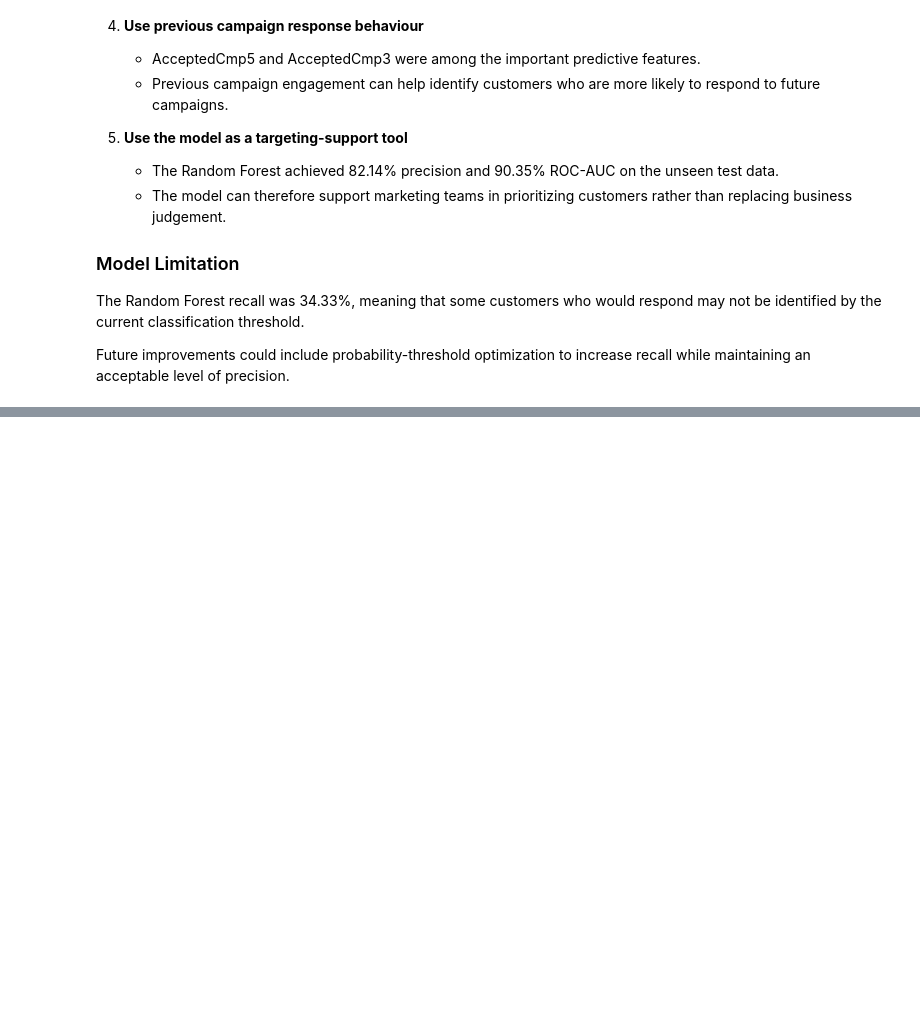
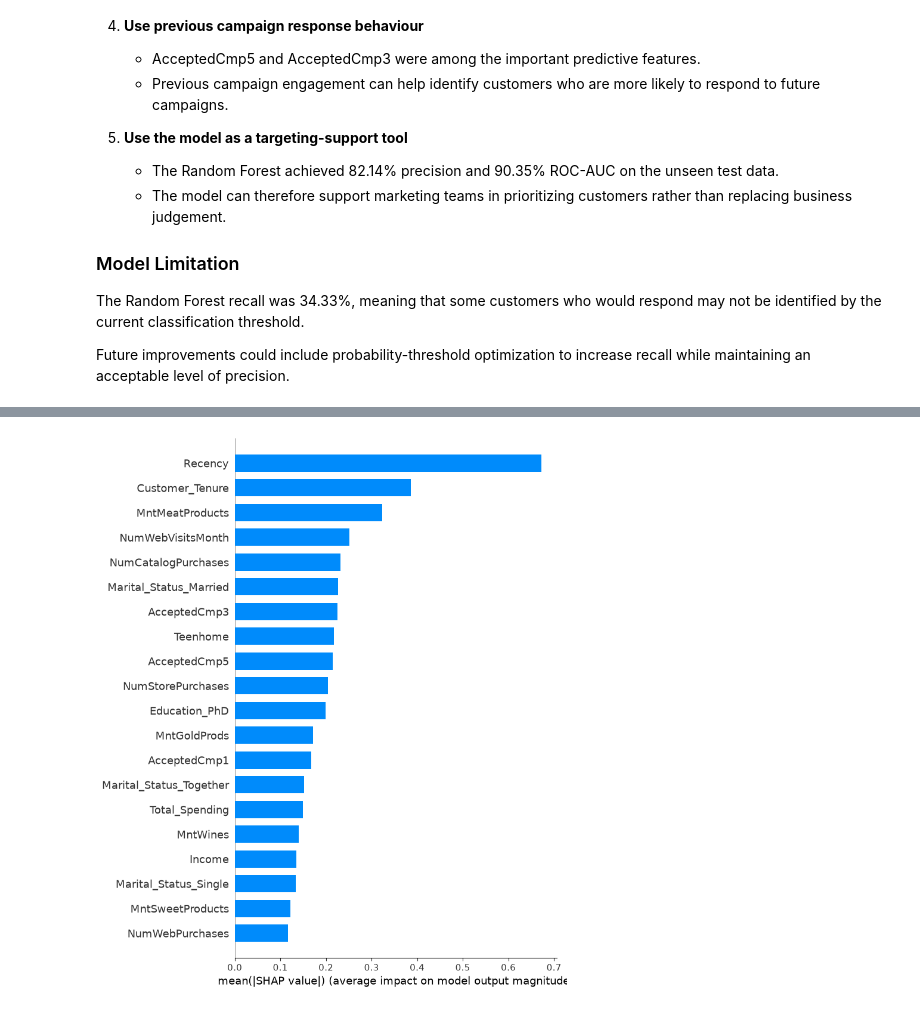
Before and after one commit to GomsVenky/customer-behavior-prediction, a Jupyter notebook: notebooks/01_data_exploration.ipynb, the cells around one changed output, grey strips where cells are left out. Saved outputs shown, nothing was run; the diff lists cells and outputs as text; code cells hidden in the pictures; blank space fills up the shorter version.

```diff
--- a/notebooks/01_data_exploration.ipynb
+++ b/notebooks/01_data_exploration.ipynb
@@ -2360,0 +3699,8 @@ Future improvements could include probability-threshold optimization to increase
+# %%
+shap.summary_plot(
+    shap_values,
+    X_test,
+    plot_type="bar"
+)
+# %% [output]
+[figure, added]
```
Also changed, not shown: parts of 150 cells of this notebook, 6 other files.
